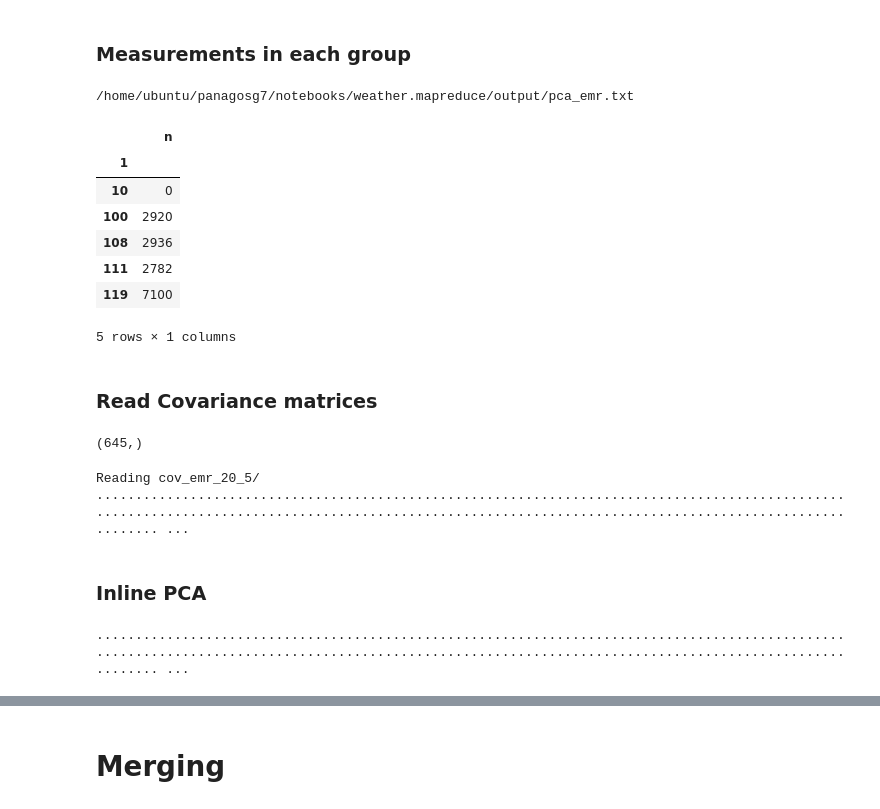
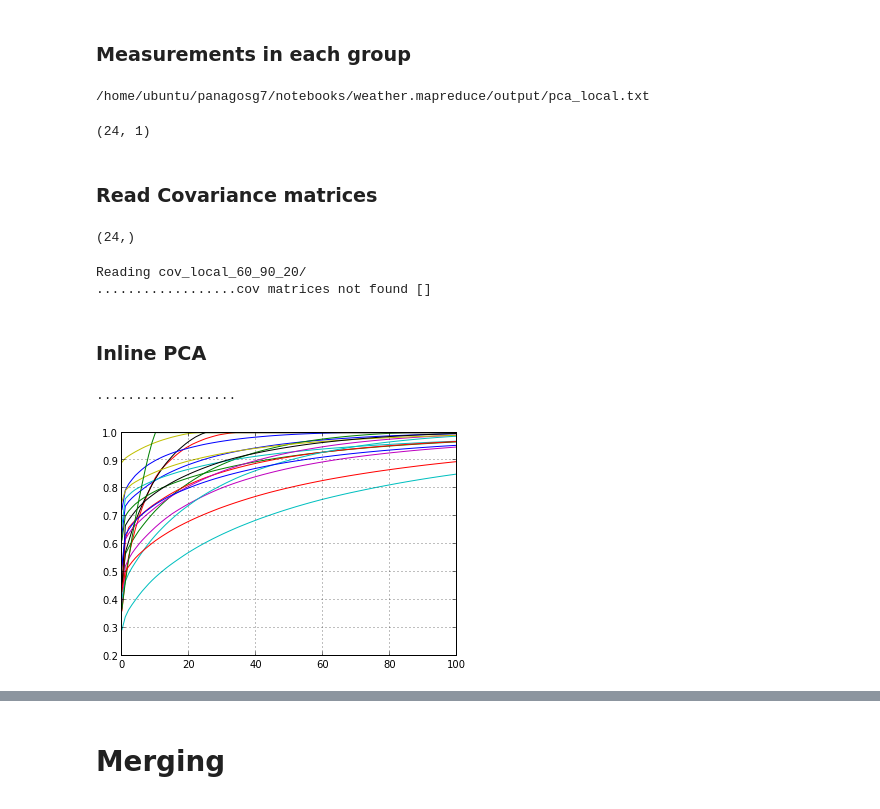
Before and after one commit to panagosg7/UCSD_BigData, a Jupyter notebook: notebooks/weather.mapreduce/05_Main.ipynb, the cells around one changed output, grey strips where cells are left out. Drawn from its saved outputs; the diff is of its cells as text; code cells hidden in the pictures.

```diff
--- a/notebooks/weather.mapreduce/05_Main.ipynb
+++ b/notebooks/weather.mapreduce/05_Main.ipynb
@@ -196,27 +200,22 @@ Wall time: 11min 59s
 # %% [markdown]
 ### Measurements in each group
 # %%
+import pandas as pd
+
 print output_file
-counts = pd.DataFrame.from_csv(output_file, sep='\t')
+counts = pd.DataFrame.from_csv(output_file, sep='\t', header=None)
 counts.columns=['n']
-counts.head()
+counts.shape
 # %% [output]
-/home/ubuntu/panagosg7/notebooks/weather.mapreduce/output/pca_emr.txt
+/home/ubuntu/panagosg7/notebooks/weather.mapreduce/output/pca_local.txt
-|  | n |
-| 1 |  |
-| 10 | 0 |
-| 100 | 2920 |
-| 108 | 2936 |
-| 111 | 2782 |
-| 119 | 7100 |
-5 rows × 1 columns
+(24, 1)
 # %% [markdown]
 ### Read Covariance matrices
 # %%
-group_nums = counts.index
-shape(group_nums)
+valid_groups = counts.index
+valid_groups.shape
 # %% [output]
-(645,)
+(24,)
 # %%
 import boto.exception
 import sys
@@ -225,7 +224,7 @@ not_found=[]
 print 'Reading', 'cov_' + cmd_id + '/'
 
 for (i,v) in counts.iterrows():
-    if v['n'] > 100:
+    if v['n'] > 10:
         try:
             s = 'cov_' + cmd_id + '/cov_' + str(i) + '.csv'
             pd = read_csv_from_s3(s)
@@ -240,24 +239,32 @@ for (i,v) in counts.iterrows():
 
 print 'cov matrices not found', not_found
 # %% [output]
-Reading cov_emr_20_5/
-........................................................................................................................................................................................................ ...
+Reading cov_local_60_90_20/
+..................cov matrices not found []
 # %% [markdown]
 ### Inline PCA
 # %%
 failed = []
+interest = []
 import sys
 for (i,cov) in covs:
     try:
         U,D,V=np.linalg.svd(cov)
         sys.stdout.write('.')
-        plot(cumsum(D[:])/sum(D))
-        # plot(cumsum(D[:]))
+        p = cumsum(D[:])/sum(D)
+        plot(p)
+
+        if p[0] < 0.4:
+            interest.append(i)
 
     except Exception as e:
         failed.append(i)
 
-xlim([0,350])
+valid_groups = [ g for g in valid_groups if i not in failed ]
+
+
+xlim([0,100])
 grid()
 # %% [output]
-........................................................................................................................................................................................................ ...
+..................
+[figure, added]
```
Also changed, not shown: parts of 23 cells of this notebook, 4 other files.
